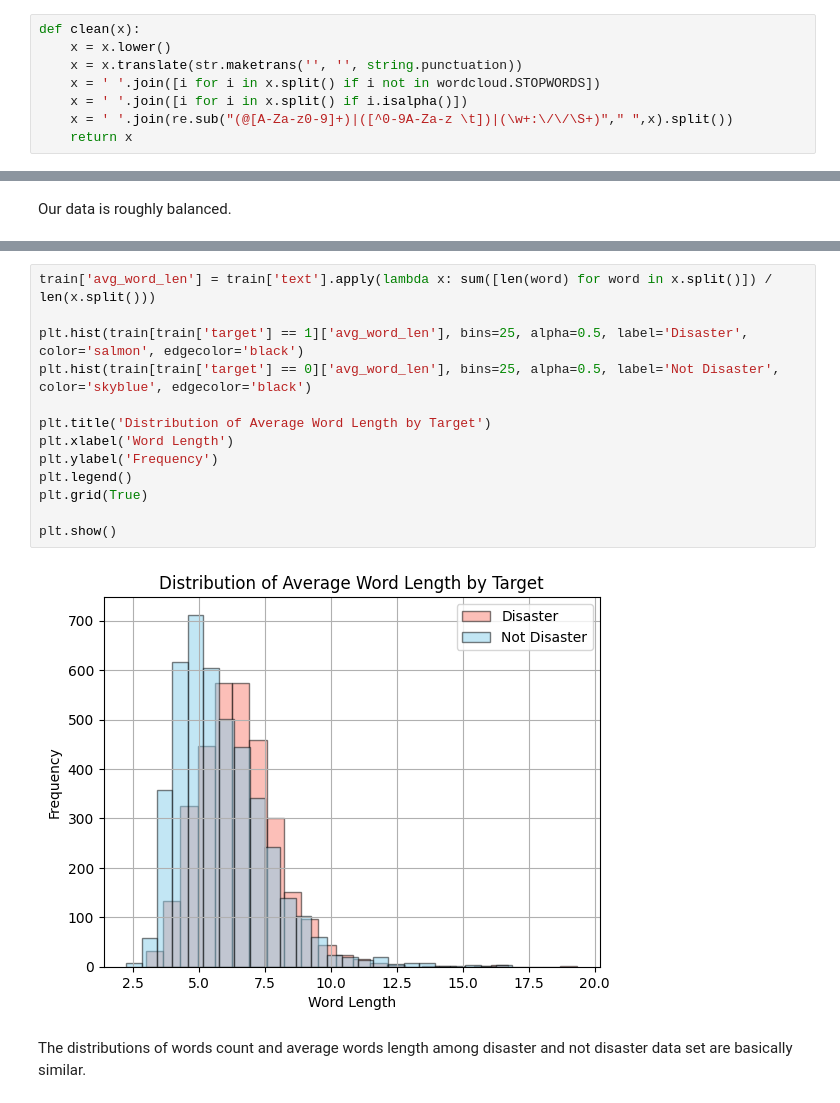
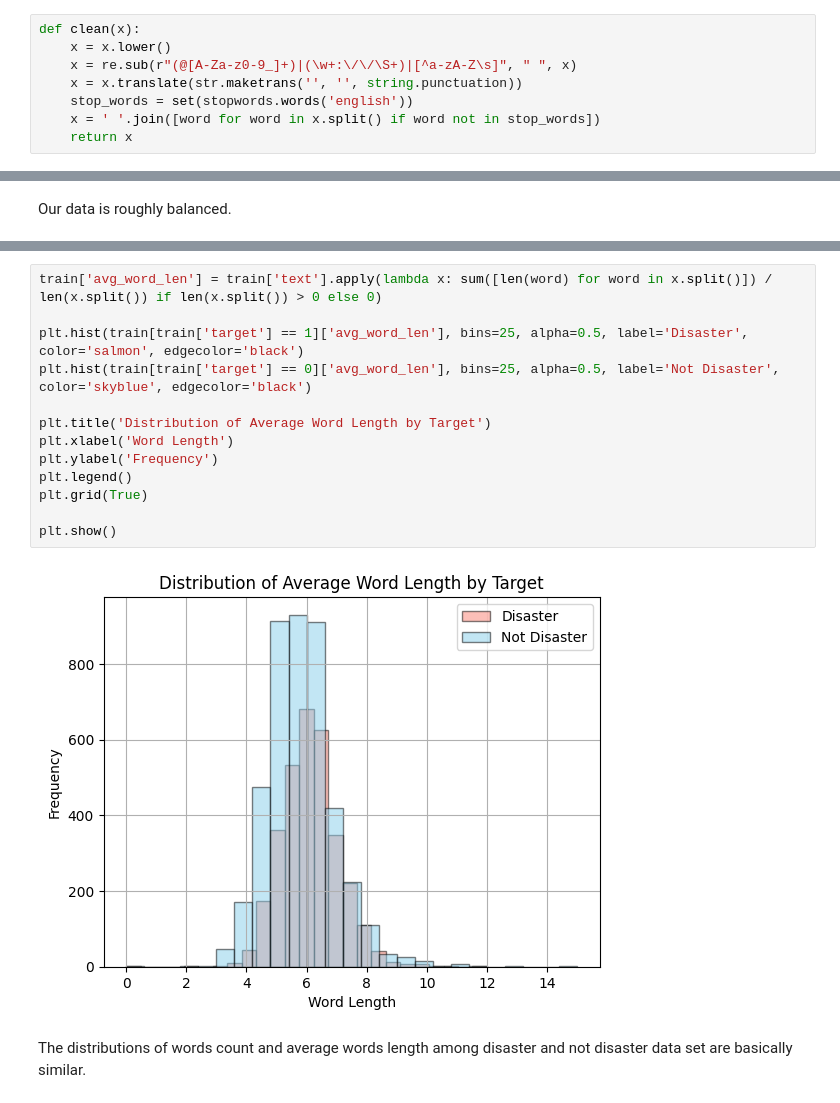
Before and after one commit to HuanLi1008/kaggle_NLP_disaster_tweet_Huan, a Jupyter notebook: NLP_disaster_tweet_Huan.ipynb, the cells around one changed output, grey strips where cells are left out. Cells and saved outputs as stored; diff of their text form.

```diff
--- a/NLP_disaster_tweet_Huan.ipynb
+++ b/NLP_disaster_tweet_Huan.ipynb
@@ -170,10 +177,10 @@ test.duplicated().sum()
 # %%
 def clean(x):
     x = x.lower()
+    x = re.sub(r"(@[A-Za-z0-9_]+)|(\w+:\/\/\S+)|[^a-zA-Z\s]", " ", x)
     x = x.translate(str.maketrans('', '', string.punctuation))
-    x = ' '.join([i for i in x.split() if i not in wordcloud.STOPWORDS])
-    x = ' '.join([i for i in x.split() if i.isalpha()])
-    x = ' '.join(re.sub("(@[A-Za-z0-9]+)|([^0-9A-Za-z \t])|(\w+:\/\/\S+)"," ",x).split())
+    stop_words = set(stopwords.words('english'))
+    x = ' '.join([word for word in x.split() if word not in stop_words])
     return x
 # %%
 train['text'] = train['text'].apply(clean)
@@ -221,18 +228,18 @@ plt.show()
 # %%
-train['avg_word_len'] = train['text'].apply(lambda x: sum([len(word) for word in x.split()]) / len(x.split()))
+train['avg_word_len'] = train['text'].apply(lambda x: sum([len(word) for word in x.split()]) / len(x.split()) if len(x.split()) > 0 else 0)
 
 plt.hist(train[train['target'] == 1]['avg_word_len'], bins=25, alpha=0.5, label='Disaster', color='salmon', edgecolor='black')
 plt.hist(train[train['target'] == 0]['avg_word_len'], bins=25, alpha=0.5, label='Not Disaster', color='skyblue', edgecolor='black')
 
 plt.title('Distribution of Average Word Length by Target')
 plt.xlabel('Word Length')
 plt.ylabel('Frequency')
 plt.legend()
 plt.grid(True)
 
 plt.show()
 # %% [output]
-[figure, old version]
+[figure, new version]
 # %% [markdown]
 The distributions of words count and average words length among disaster and not disaster data set are basically similar.
 # %% [markdown]
```
Also changed, not shown: parts of 48 cells of this notebook.
